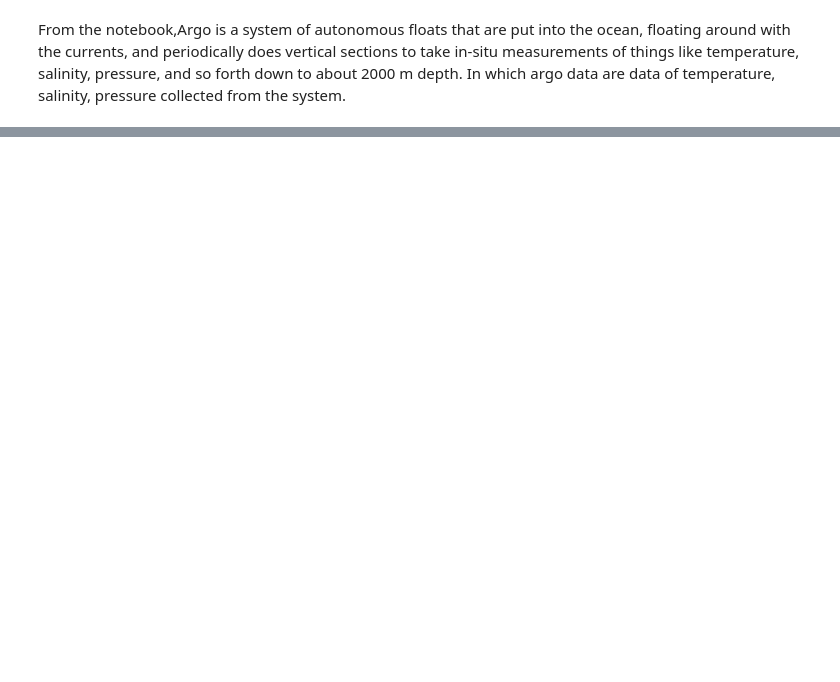
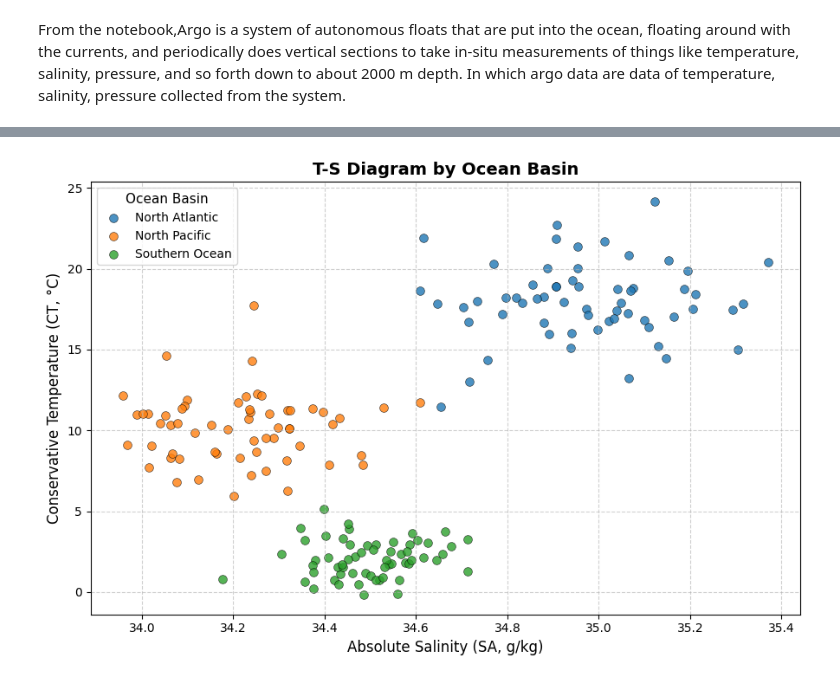
Before and after one commit to ppapkeita14-collab/OCES3301_data_analysis, a Jupyter notebook: assignments/fall26/ass1_argo.ipynb, the cells around one changed output, grey strips where cells are left out. Cells and saved outputs as stored; diff of their text form; code cells hidden in the pictures; blank space fills up the shorter version.

```diff
--- a/assignments/fall26/ass1_argo.ipynb
+++ b/assignments/fall26/ass1_argo.ipynb
@@ -145,3 +198,68 @@ def sigmai_dep(CT, SA, p=0):
+# %%
+import numpy as np
+import pandas as pd
+import matplotlib.pyplot as plt
+
+# 1. Create sample data spanning different ocean basins
+np.random.seed(42)
+n_points_per_basin = 60
+
+data = []
+basins = {
+    'North Atlantic': {'sa_mean': 35.0, 'ct_mean': 18.0, 'sa_std': 0.2, 'ct_std': 2.5},
+    'North Pacific':  {'sa_mean': 34.2, 'ct_mean': 10.0, 'sa_std': 0.15, 'ct_std': 2.0},
+    'Southern Ocean': {'sa_mean': 34.5, 'ct_mean': 2.0,  'sa_std': 0.1,  'ct_std': 1.5}
+}
+
+for basin_name, params in basins.items():
+    sa = np.random.normal(params['sa_mean'], params['sa_std'], n_points_per_basin)
+    ct = np.random.normal(params['ct_mean'], params['ct_std'], n_points_per_basin)
+
+    # Store in a temporary dataframe
+    df_temp = pd.DataFrame({'SA': sa, 'CT': ct, 'Basin': basin_name})
+    data.append(df_temp)
+
+df = pd.concat(data, ignore_index=True)
+
+# 2. Compute potential density anomaly using your function
+df['Sigma0'] = sigmai_dep(df['CT'], df['SA'], p=0)
+
+# 3. Create the Basin-Labeled T-S Diagram
+plt.figure(figsize=(9, 6))
+
+# Define distinct markers or colors for each basin
+basin_colors = {
+    'North Atlantic': '#1f77b4',  # Blue
+    'North Pacific': '#ff7f0e',   # Orange
+    'Southern Ocean': '#2ca02c'   # Green
+}
+
+for basin_name, color in basin_colors.items():
+    subset = df[df['Basin'] == basin_name]
+    plt.scatter(
+        subset['SA'],
+        subset['CT'],
+        label=basin_name,
+        color=color,
+        alpha=0.8,
+        s=50,
+        edgecolor='k',
+        linewidth=0.4
+    )
+
+# 4. Styling the plot
+plt.xlabel('Absolute Salinity (SA, g/kg)', fontsize=12)
+plt.ylabel('Conservative Temperature (CT, °C)', fontsize=12)
+plt.title('T-S Diagram by Ocean Basin', fontsize=14, fontweight='bold')
+plt.grid(True, linestyle='--', alpha=0.6)
+
+# Add a descriptive legend
+plt.legend(title='Ocean Basin', fontsize=10, title_fontsize=11, loc='upper left')
+
+plt.tight_layout()
+plt.show()
+# %% [output]
+[figure, added]
 # %%
 # read the data
 option = "remote"
```
Also changed, not shown: parts of 6 cells of this notebook.
